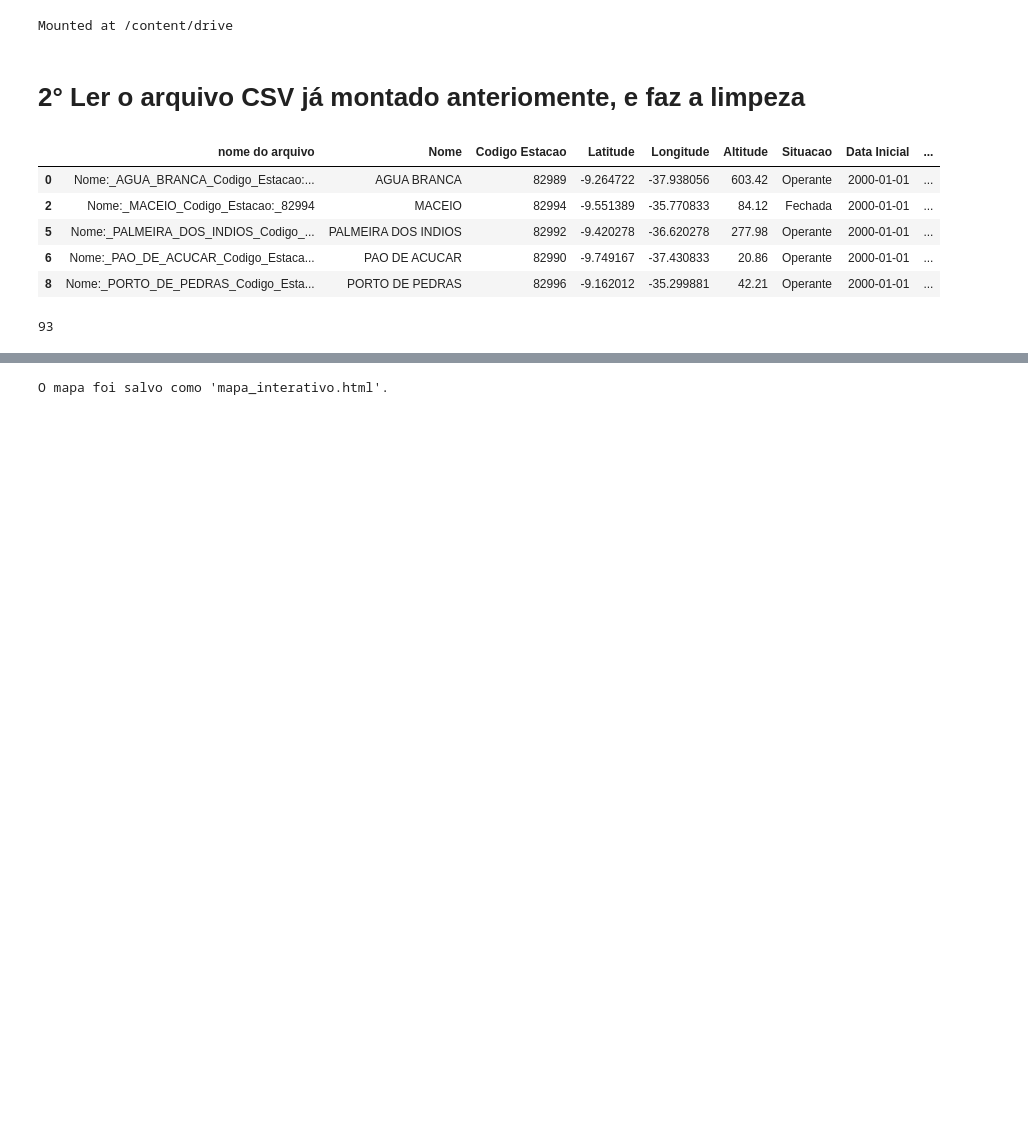
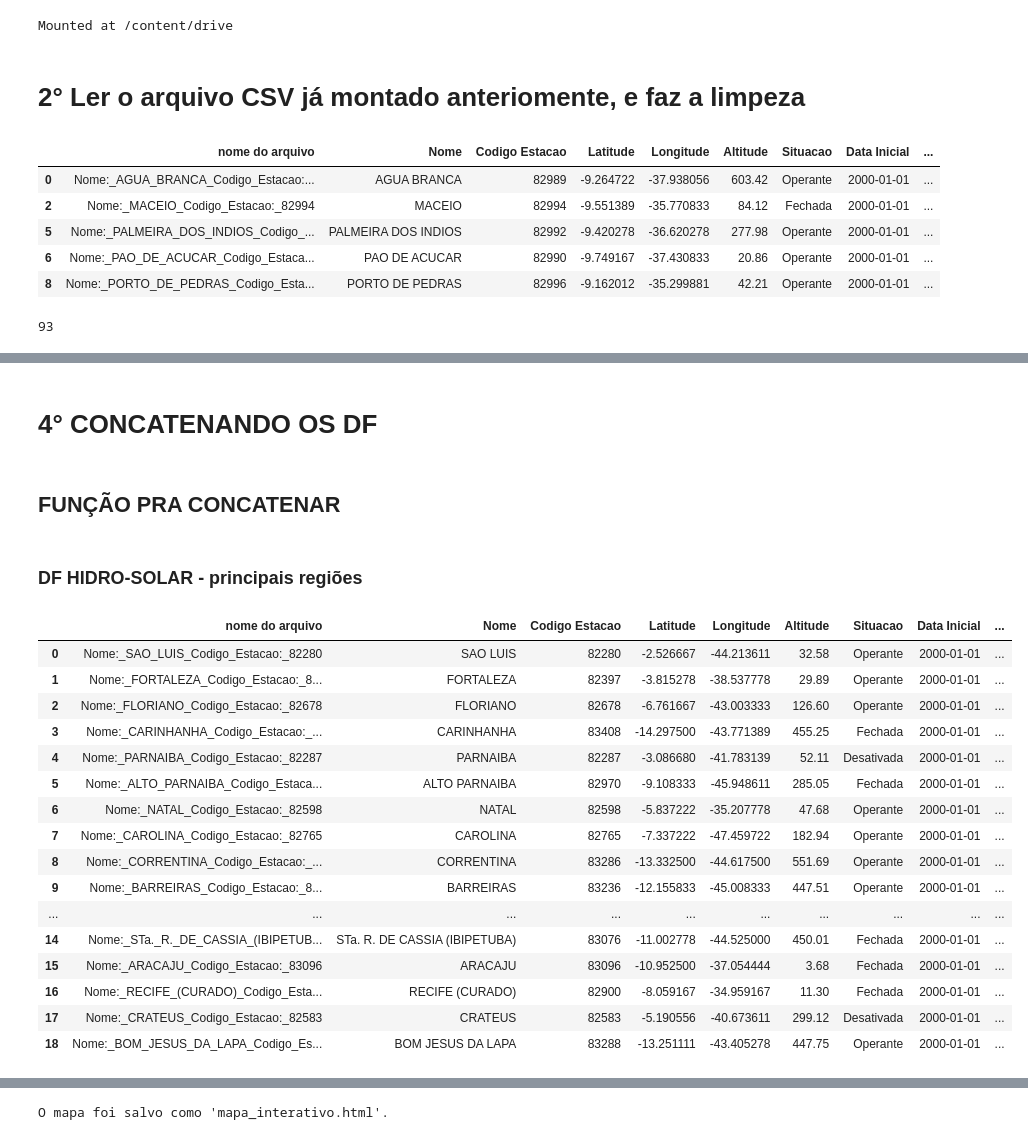
Before and after one commit to maryofcarmo/TCC, a Jupyter notebook: 4°_MELHORES_REGIOES.ipynb, the cells around one changed output, grey strips where cells are left out. Saved outputs shown, nothing was run; the diff lists cells and outputs as text; code cells hidden in the pictures; blank space fills up the shorter version.

```diff
--- a/4°_MELHORES_REGIOES.ipynb
+++ b/4°_MELHORES_REGIOES.ipynb
@@ -38,0 +75,55 @@ len(est_info_limp)
+# %% [markdown]
+# 4° CONCATENANDO OS DF
+# %% [markdown]
+## FUNÇÃO PRA CONCATENAR
+# %%
+def concatenar_dataframes(lista_chaves, dataframes):
+    """
+    Concatena os dataframes correspondentes às chaves na lista e remove duplicatas com base na coluna 'nome do arquivo'.
+
+    Args:
+        lista_chaves (list): Lista de chaves a serem concatenadas.
+        dataframes (dict): Dicionário com DataFrames onde as chaves são os nomes.
+
+    Returns:
+        pd.DataFrame: DataFrame concatenado sem duplicatas.
+    """
+    # Selecionar os DataFrames com base na lista de chaves
+    dfs_selecionados = [dataframes[chave] for chave in lista_chaves]
+
+    # Concatenar os DataFrames
+    df_concatenado = pd.concat(dfs_selecionados, ignore_index=True)
+
+    # Remover duplicatas com base na coluna 'nome do arquivo'
+    df_sem_duplicatas = df_concatenado.drop_duplicates(subset='nome do arquivo').reset_index(drop=True)
+
+    return df_sem_duplicatas
+# %% [markdown]
+### DF HIDRO-SOLAR - principais regiões
+# %%
+  # Lista de chaves
+hidrio_solar = ['P1', 'K1', 'S1']
+
+# Chamar a função
+df_hidro_solar = concatenar_dataframes(hidrio_solar, dataframes)
+
+# Exibir o resultado
+df_hidro_solar
+# %% [output]
+|  | nome do arquivo | Nome | Codigo Estacao | Latitude | Longitude | Altitude | Situacao | Data Inicial | ... |
+| 0 | Nome:_SAO_LUIS_Codigo_Estacao:_82280 | SAO LUIS | 82280 | -2.526667 | -44.213611 | 32.58 | Operante | 2000-01-01 | ... |
+| 1 | Nome:_FORTALEZA_Codigo_Estacao:_8... | FORTALEZA | 82397 | -3.815278 | -38.537778 | 29.89 | Operante | 2000-01-01 | ... |
+| 2 | Nome:_FLORIANO_Codigo_Estacao:_82678 | FLORIANO | 82678 | -6.761667 | -43.003333 | 126.60 | Operante | 2000-01-01 | ... |
+| 3 | Nome:_CARINHANHA_Codigo_Estacao:_... | CARINHANHA | 83408 | -14.297500 | -43.771389 | 455.25 | Fechada | 2000-01-01 | ... |
+| 4 | Nome:_PARNAIBA_Codigo_Estacao:_82287 | PARNAIBA | 82287 | -3.086680 | -41.783139 | 52.11 | Desativada | 2000-01-01 | ... |
+| 5 | Nome:_ALTO_PARNAIBA_Codigo_Estaca... | ALTO PARNAIBA | 82970 | -9.108333 | -45.948611 | 285.05 | Fechada | 2000-01-01 | ... |
+| 6 | Nome:_NATAL_Codigo_Estacao:_82598 | NATAL | 82598 | -5.837222 | -35.207778 | 47.68 | Operante | 2000-01-01 | ... |
+| 7 | Nome:_CAROLINA_Codigo_Estacao:_82765 | CAROLINA | 82765 | -7.337222 | -47.459722 | 182.94 | Operante | 2000-01-01 | ... |
+| 8 | Nome:_CORRENTINA_Codigo_Estacao:_... | CORRENTINA | 83286 | -13.332500 | -44.617500 | 551.69 | Operante | 2000-01-01 | ... |
+| 9 | Nome:_BARREIRAS_Codigo_Estacao:_8... | BARREIRAS | 83236 | -12.155833 | -45.008333 | 447.51 | Operante | 2000-01-01 | ... |
+| ... | ... | ... | ... | ... | ... | ... | ... | ... | ... |
+| 14 | Nome:_STa._R._DE_CASSIA_(IBIPETUB... | STa. R. DE CASSIA (IBIPETUBA) | 83076 | -11.002778 | -44.525000 | 450.01 | Fechada | 2000-01-01 | ... |
+| 15 | Nome:_ARACAJU_Codigo_Estacao:_83096 | ARACAJU | 83096 | -10.952500 | -37.054444 | 3.68 | Fechada | 2000-01-01 | ... |
+| 16 | Nome:_RECIFE_(CURADO)_Codigo_Esta... | RECIFE (CURADO) | 82900 | -8.059167 | -34.959167 | 11.30 | Fechada | 2000-01-01 | ... |
+| 17 | Nome:_CRATEUS_Codigo_Estacao:_82583 | CRATEUS | 82583 | -5.190556 | -40.673611 | 299.12 | Desativada | 2000-01-01 | ... |
+| 18 | Nome:_BOM_JESUS_DA_LAPA_Codigo_Es... | BOM JESUS DA LAPA | 83288 | -13.251111 | -43.405278 | 447.75 | Operante | 2000-01-01 | ... |
```
Also changed, not shown: parts of 26 cells of this notebook.
